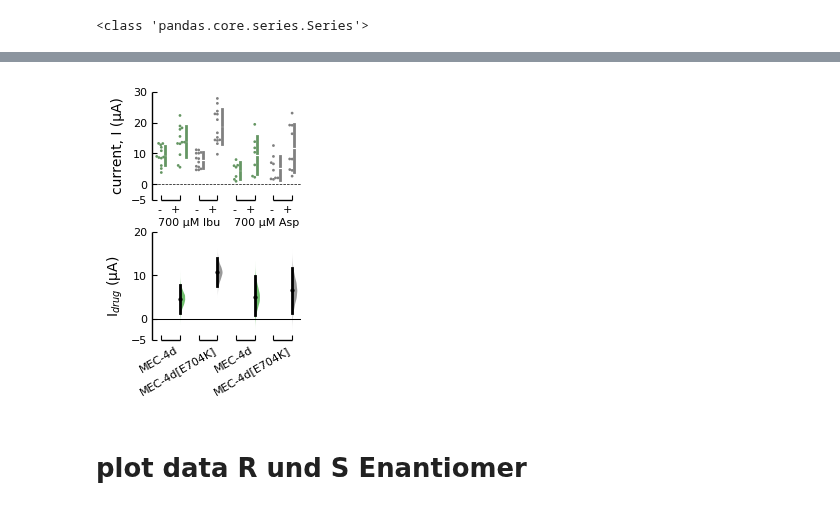
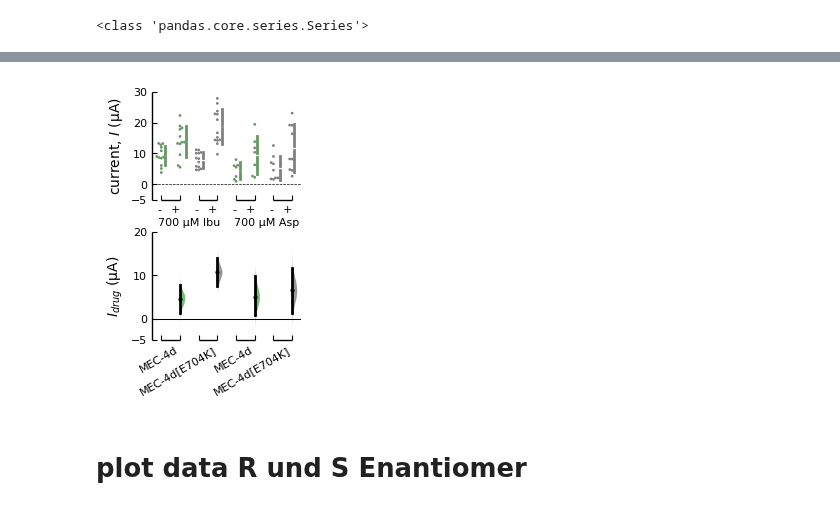
Before and after one commit to sfechner/JupyterNotebooksDEGENaCPharm, a Jupyter notebook: DoseResponseDATA.ipynb, the cells around one changed output, grey strips where cells are left out. Cells and saved outputs as stored; diff of their text form; code cells hidden in the pictures.

```diff
--- a/DoseResponseDATA.ipynb
+++ b/DoseResponseDATA.ipynb
@@ -211,41 +212,41 @@ To get the results of all valid statistical tests, use `.mean_diff.statistical_t
 colorsESTchange = [(0.30, 0.69, 0.29),(0.30, 0.69, 0.29),'grey','grey',(0.30, 0.69, 0.29),(0.30, 0.69, 0.29),'grey','grey',(1, 0.50,0),(0.22,0.49,0.72),(0.00, 0.00, 0.00),(0.89, 0.11,0.10),(0.60, 0.31,0.64),(0.22, 0.49, 0.72),(1.00, 0.50, 0.00)]
 # %%
 #plt.figure(figsize=(3.5, 3))
-fig1= multi_2group300.mean_diff.plot(fig_size=(2.3, 3.5), swarm_ylim=(-5,30), contrast_ylim=(-5,20), raw_marker_size=(2),es_marker_size=2,contrast_label='I$_{drug}$ (µA)',
-                                    swarm_label='current, I (µA)',custom_palette=colorsESTchange, reflines_kwargs = {'linestyle':'dashed', 'linewidth':0.75})#,reflines_kwargs
+fig1= multi_2group300.mean_diff.plot(fig_size=(2.3, 3.5), swarm_ylim=(-5,30), contrast_ylim=(-5,20), raw_marker_size=(2),es_marker_size=2,contrast_label='$\it{I}$$_{drug}$ (µA)',
+                                    swarm_label='current, $\it{I}$ (µA)',custom_palette=colorsESTchange, reflines_kwargs = {'linestyle':'dashed', 'linewidth':0.75})#,reflines_kwargs
 
 
 fig1.axes[0].plot([-1,20], [0,0], 'k-', color='#000000', linestyle='--',linewidth=0.5)
 #fig1.axes[1].plot([-1,20], [-1,-1], 'k--', color='#000000', linewidth=1)
 fig1.axes[0].tick_params(axis='both', which='major', labelsize=AxisTickLabelSize)
 fig1.axes[1].tick_params(axis='both', which='major', labelsize=AxisTickLabelSize)
 #fig1 = plot([-1,1], [0,0])# , 'k--', color='#000000', linewidth=1)
 #ax1.spines['left'].set_position(('outward',35))
 
 
 labels = ['-','+','-','+','-','+','-','+',]
 
 fig1.axes[0].set_xticklabels(labels,  ha='right')#rotation=30,
 fig1.axes[0].text(-0.2, -13.5, '700 µM Ibu',fontsize= AxisLegendSize)
 fig1.axes[0].text(3.9, -13.5, '700 µM Asp',fontsize= AxisLegendSize)
 fig1.axes[0].get_yaxis().set_tick_params(direction='in')
 fig1.axes[1].get_yaxis().set_tick_params(direction='in')
 fig1.axes[0].get_xaxis().set_tick_params(direction='in')
 fig1.axes[1].get_xaxis().set_tick_params(direction='in')
 #fig1.axes[0].spines['left'].set_position(('outward',10))
 fig1.axes[1].set_yticks([-5,0,10,20])
 fig1.axes[0].set_yticks([-5,0,10,20,30])
 
 
 
 labels2 = ['','MEC-4d','','MEC-4d[E704K]','','MEC-4d','','MEC-4d[E704K]']
 fig1.axes[1].set_xticklabels(labels2, rotation=30, ha='right', fontsize= AxisLegendSize)
 
 #plt.gcf().subplots_adjust(bottom=0.2, left=0.3,right=None, top=None,hspace=1.5, wspace=0.2)
 plt.gcf().subplots_adjust(bottom=0.17, left=0.25,right=None, top=None,hspace=0.75, wspace=0.2)
 plt.savefig(filedirManuscript+"Fig6-ChangeInCurrent"+'.pdf')
 # %% [output]
-[figure, old version]
+[figure, new version]
 # %% [markdown]
 # plot data R und S Enantiomer
 # %%
```
Also changed, not shown: parts of 12 cells of this notebook, 3 other files.
